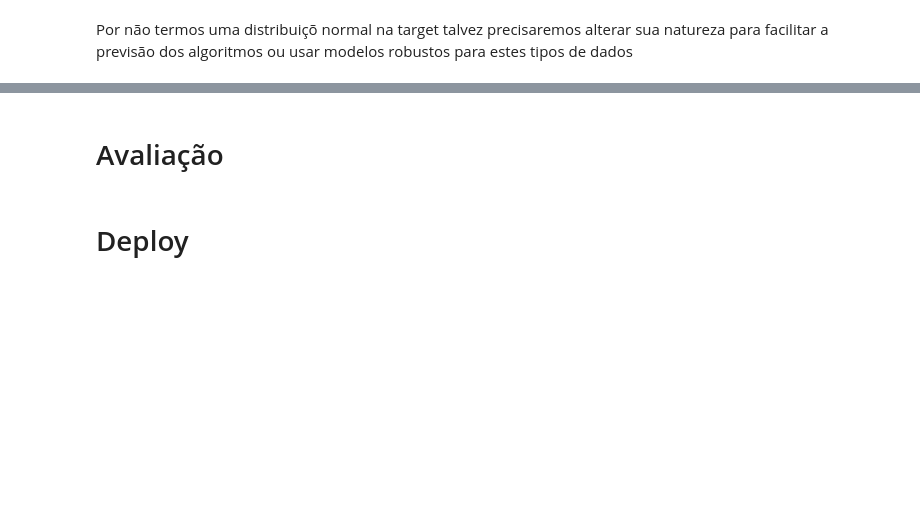
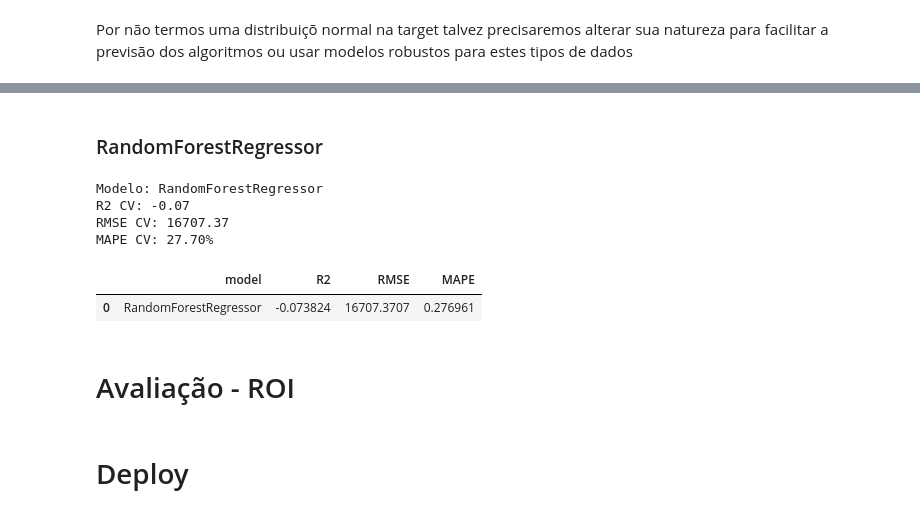
Before and after one commit to Eric-Oliveira-ds/Supermarket-store-sales-prediction, a Jupyter notebook: notebooks/Supermarket Store Sales Prediction.ipynb, the cells around one changed output, grey strips where cells are left out. Saved outputs shown, nothing was run; the diff lists cells and outputs as text; code cells hidden in the pictures; blank space fills up the shorter version.

```diff
--- a/notebooks/Supermarket Store Sales Prediction.ipynb
+++ b/notebooks/Supermarket Store Sales Prediction.ipynb
@@ -301,0 +316,6 @@ Por não termos uma distribuiçõ normal na target talvez precisaremos alterar s
+# %%
+# Calcular erro baseline MAE RMSE MAPE
+
+R2 = r2_score(df_teste['Store_Sales'], predictions)
+RMSE = np.sqrt(mean_squared_error(df_teste['Store_Sales'], predictions))
+MAPE = mean_absolute_percentage_error(df_teste['Store_Sales'], predictions)*100
@@ -304,4 +440,41 @@ Por não termos uma distribuiçõ normal na target talvez precisaremos alterar s
+# %% [markdown]
+### RandomForestRegressor
+# %%
+# define classe
+rfr = RandomForestRegressor(random_state=42)
+
+# define os parâmetros que serão testados
+param_grid = {
+    'n_estimators': [50, 100, 200],
+    'max_depth': [None, 5, 10],
+    'min_samples_split': [2, 5, 10],
+    'min_samples_leaf': [1, 2, 4],
+}
+# %%
+# Executar função
+date = datetime.now().strftime("%d/%m/%Y %H:%M:%S")
+experiment_name = 'RandomForestRegressor'
+experiment = experiment_name + ' - ' + date
+
+df_rfr = train_validation('RandomForestRegressor',
+                              rfr,
+                              X,
+                              y,
+                              False,
+                              param_grid,
+                              'RandomForestRegressor',
+                              experiment)
+# %% [output]
+Modelo: RandomForestRegressor
+R2 CV: -0.07
+RMSE CV: 16707.37
+MAPE CV: 27.70%
+# %%
+df_rfr
+# %% [output]
+|  | model | R2 | RMSE | MAPE |
+| 0 | RandomForestRegressor | -0.073824 | 16707.3707 | 0.276961 |
 # %% [markdown]
-# Avaliação
+# Avaliação - ROI
 # %% [markdown]
 # Deploy
```
Also changed, not shown: parts of 16 cells of this notebook, 1 other file.
